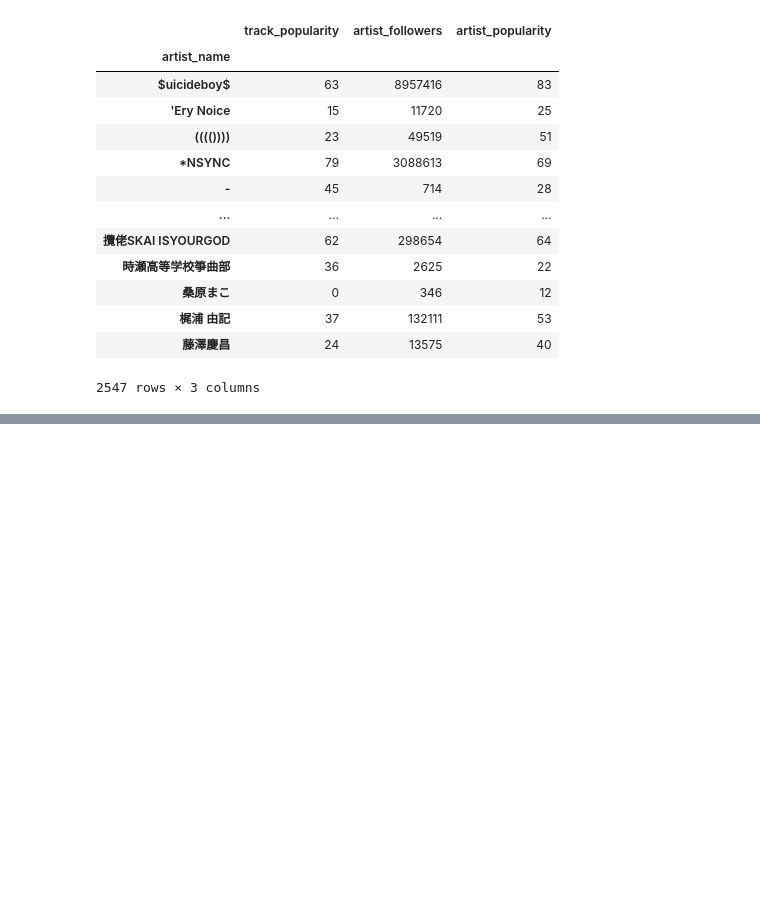
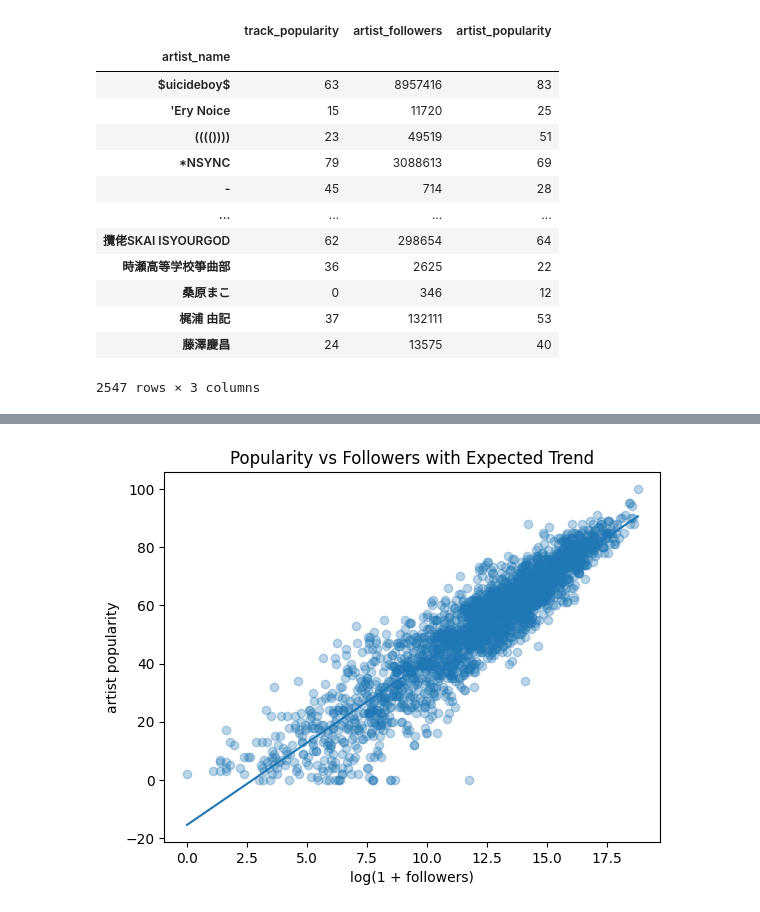
Before and after one commit to Josh265365/SpotifyDataAnalysis, a Jupyter notebook: StarAnalysis.ipynb, the cells around one changed output, grey strips where cells are left out. Drawn from its saved outputs; the diff is of its cells as text; code cells hidden in the pictures; blank space fills up the shorter version.

Commit message:
complete analysis
Viral artist analysis

```diff
--- a/StarAnalysis.ipynb
+++ b/StarAnalysis.ipynb
@@ -122,0 +131,4 @@ artist_data
+# %%
+# conerting attributes to numerical type
+artist_data["artist_followers"] = pd.to_numeric(artist_data["artist_followers"], errors='coerce').fillna(0)
+artist_data["artist_popularity"] = pd.to_numeric(artist_data["artist_popularity"], errors='coerce').fillna(0)
@@ -122,0 +259,23 @@ artist_data
+# %%
+import matplotlib.pyplot as plt
+
+plt.figure()
+plt.scatter(
+    artist_data["log_followers"],
+    artist_data["artist_popularity"],
+    alpha=0.3
+)
+
+# expected popularity line
+order = np.argsort(artist_data["log_followers"])
+plt.plot(
+    artist_data["log_followers"].iloc[order],
+    artist_data["pop_expected"].iloc[order]
+)
+
+plt.xlabel("log(1 + followers)")
+plt.ylabel("artist popularity")
+plt.title("Popularity vs Followers with Expected Trend")
+plt.show()
+# %% [output]
+[figure, added]
```
Also changed, not shown: parts of 16 cells of this notebook.
